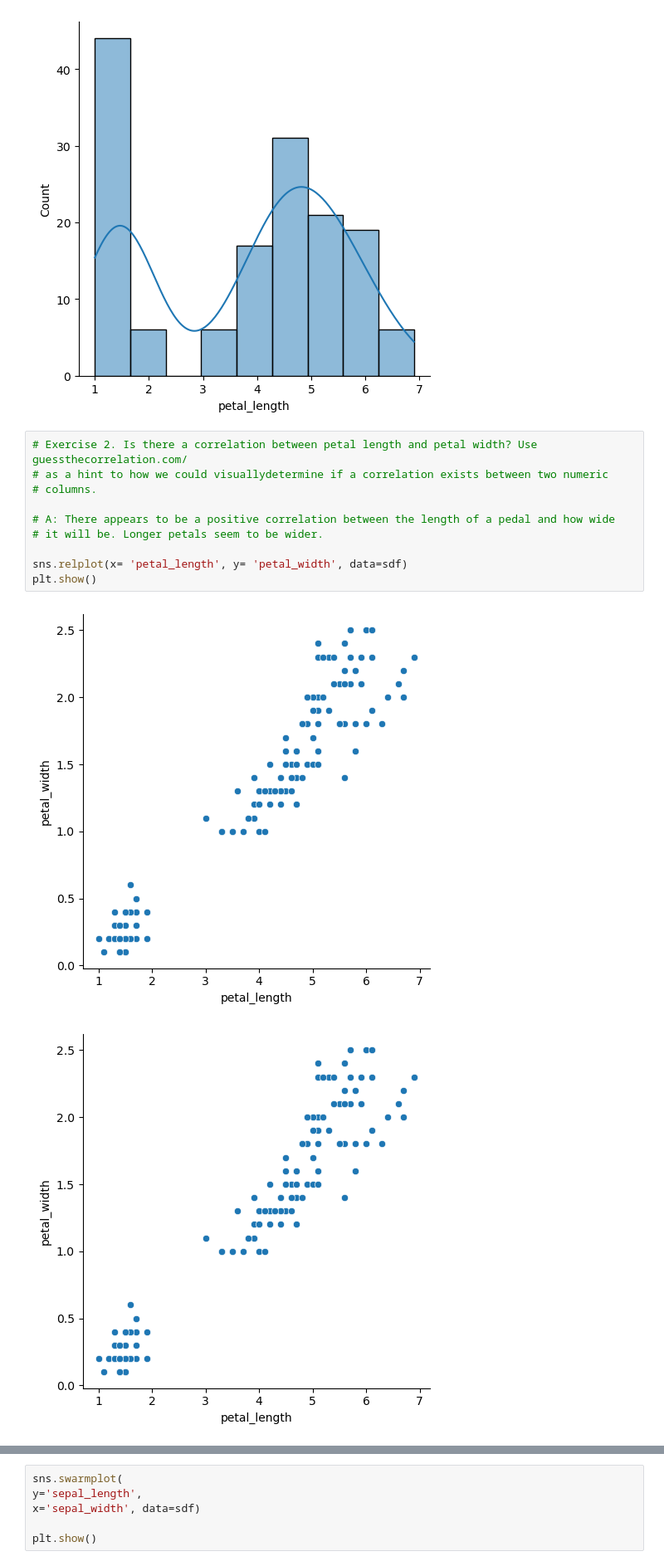
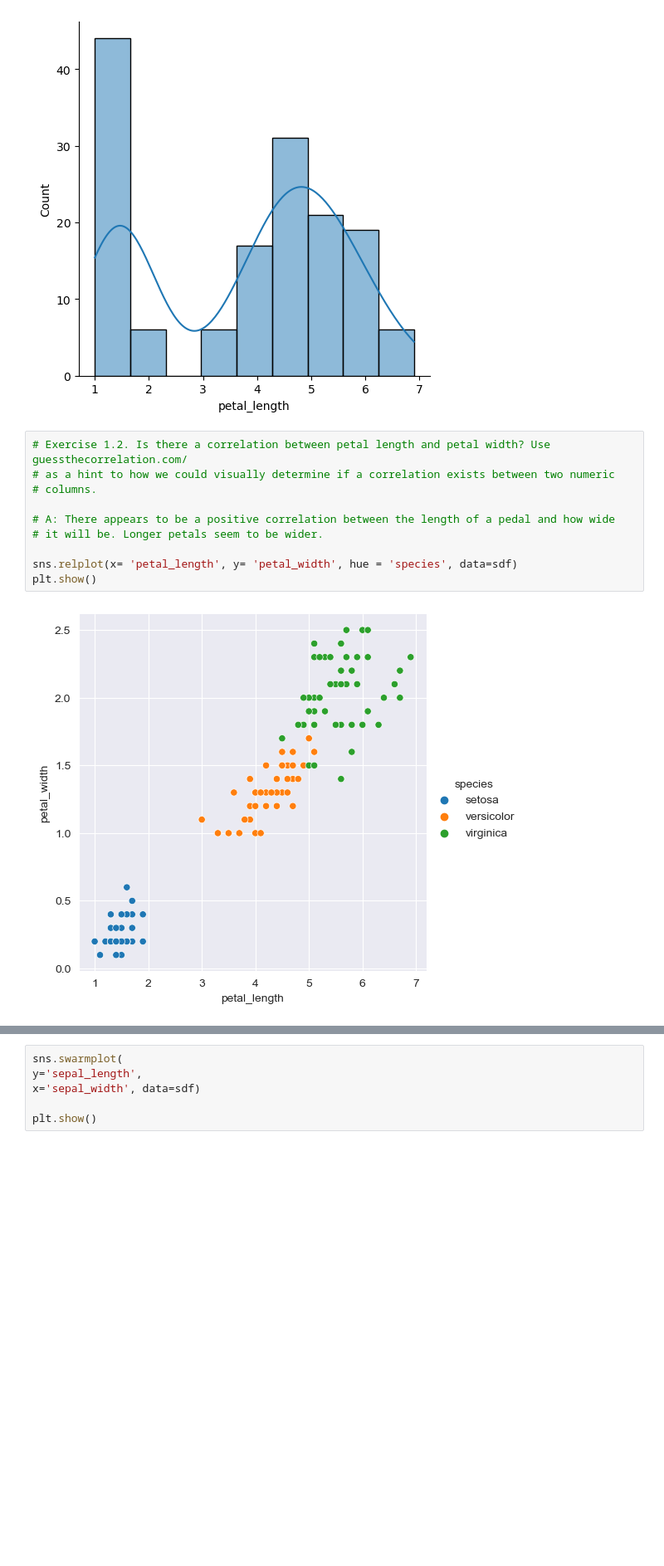
Before and after one commit to mack-mcglenn/numpy-pandas-visualization-exercises, a Jupyter notebook: seaboard_exercises.ipynb, the cells around one changed output, grey strips where cells are left out. Shown at 83% size. Drawn from its saved outputs; the diff is of its cells as text; blank space fills up the shorter version.

```diff
--- a/seaboard_exercises.ipynb
+++ b/seaboard_exercises.ipynb
@@ -46,16 +46,15 @@ plt.show()
 # %% [output]
 [figure]
 # %%
-# Exercise 2. Is there a correlation between petal length and petal width? Use guessthecorrelation.com/
-# as a hint to how we could visuallydetermine if a correlation exists between two numeric
+# Exercise 1.2. Is there a correlation between petal length and petal width? Use guessthecorrelation.com/
+# as a hint to how we could visually determine if a correlation exists between two numeric
 # columns.
 
 # A: There appears to be a positive correlation between the length of a pedal and how wide
 # it will be. Longer petals seem to be wider.
 
-sns.relplot(x= 'petal_length', y= 'petal_width', data=sdf)
+sns.relplot(x= 'petal_length', y= 'petal_width', hue = 'species', data=sdf)
 plt.show()
 # %% [output]
-[figure, old version]
+[figure, new version]
-[figure, removed]
 # %%
```
Also changed, not shown: parts of 10 cells of this notebook.
